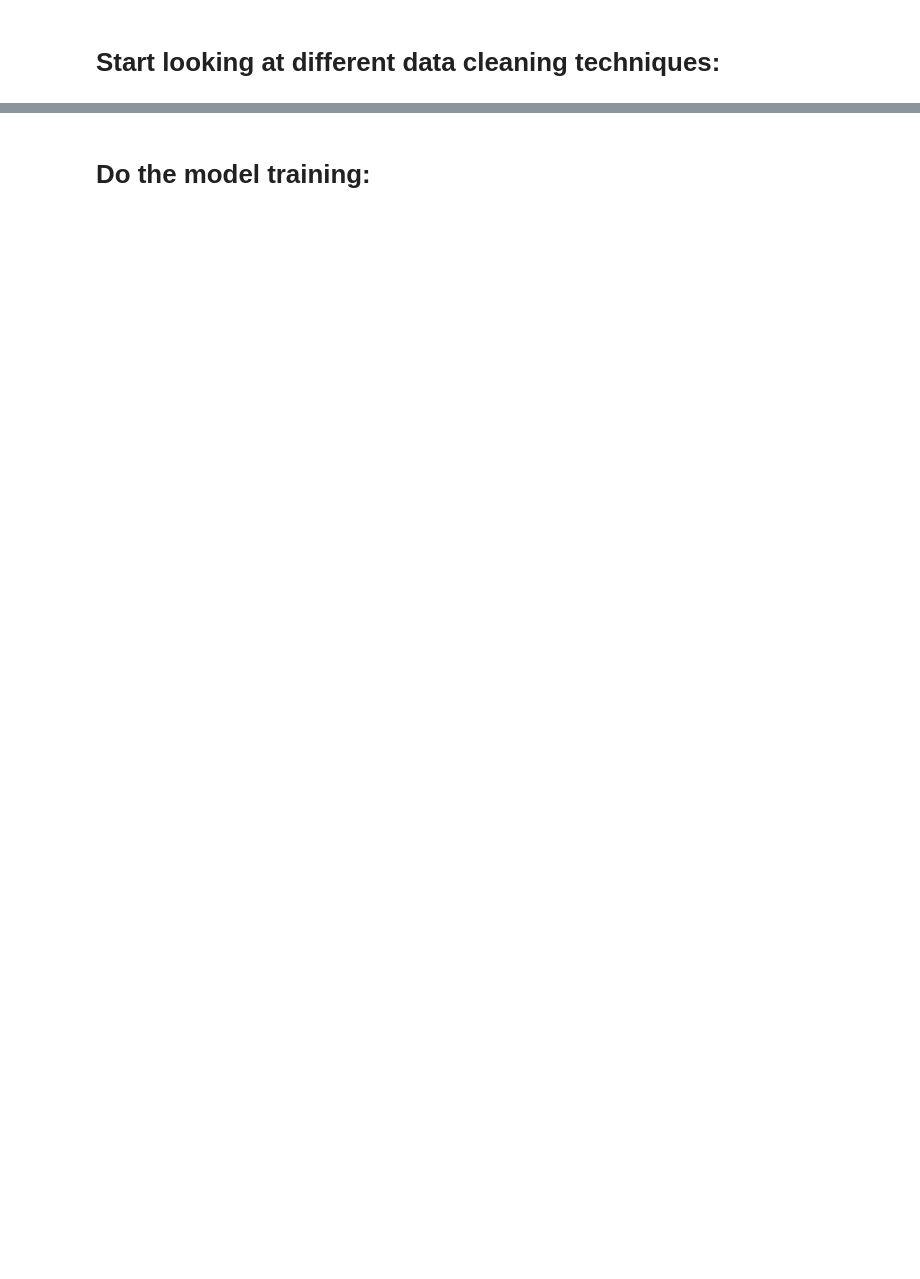
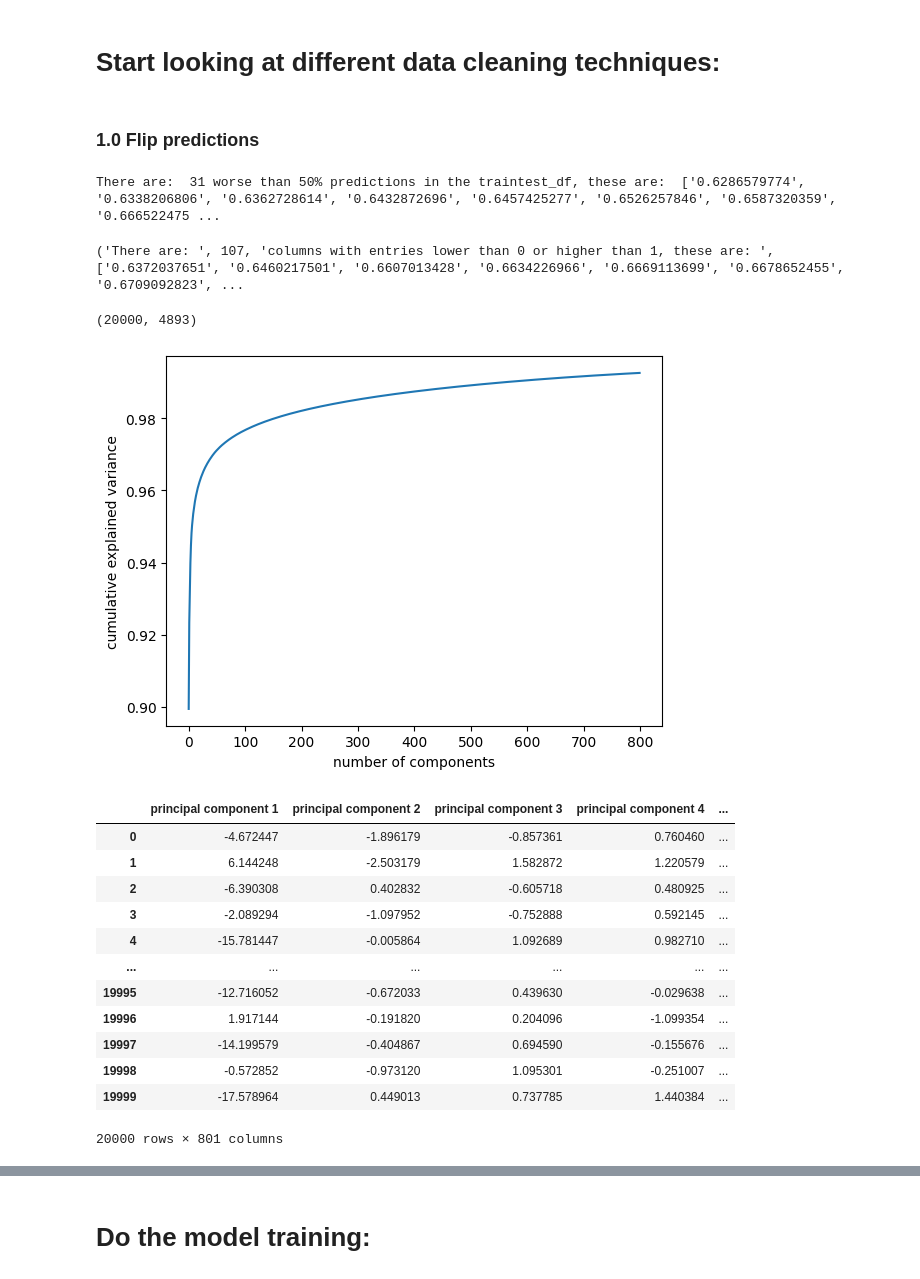
Before and after one commit to tomdgr/Kaggle, a Jupyter notebook: tps_2022_nov/eda.ipynb, the cells around one changed output, grey strips where cells are left out. Saved outputs shown, nothing was run; the diff lists cells and outputs as text; code cells hidden in the pictures; blank space fills up the shorter version.

```diff
--- a/tps_2022_nov/eda.ipynb
+++ b/tps_2022_nov/eda.ipynb
@@ -70,8 +88,65 @@ submission_df2
 # %% [markdown]
 # Start looking at different data cleaning techniques:
-# %%
-# differentiate the dataset into the one we have lables for and the one we do not have lables for
-traintest_df = submission_df2.iloc[:int(len(submission_df2)/2)]
-validation_df = submission_df2.iloc[int(len(submission_df2)/2):]
-# add targets to the train_df from train_labels:
-traintest_df = pd.concat([traintest_df, train_labels["label"]], axis=1)
+# %% [markdown]
+### 1.0 Flip predictions
+# %%
+#sort the columns in the dataframe with quicksort
+traintest_df = traintest_df.sort_index(axis=1, kind='quicksort')
+
+# flip the predictions in columns where average prediction is less than 0.5:
+list_of_filpped_columns = []
+for col in traintest_df.columns[:-1]:
+    if traintest_df[col].mean() < 0.5:
+        list_of_filpped_columns.append(col)
+        traintest_df[col] = 1 - traintest_df[col]
+
+print("There are: ", len(list_of_filpped_columns), "worse than 50% predictions in the traintest_df, these are: ", list_of_filpped_columns)
+# %% [output]
+There are:  31 worse than 50% predictions in the traintest_df, these are:  ['0.6286579774', '0.6338206806', '0.6362728614', '0.6432872696', '0.6457425277', '0.6526257846', '0.6587320359', '0.666522475 ...
+# %%
+#remove columns with entries lower than 0 or higher than 1:
+
+list_of_bad_columns = []
+for col in traintest_df.columns:
+    if traintest_df[col].min() < 0 or traintest_df[col].max() > 1:
+        list_of_bad_columns.append(col)
+        traintest_df = traintest_df.drop(col, axis=1)
+
+print(("There are: ", len(list_of_bad_columns), "columns with entries lower than 0 or higher than 1, these are: ", list_of_bad_columns))
+# %% [output]
+('There are: ', 107, 'columns with entries lower than 0 or higher than 1, these are: ', ['0.6372037651', '0.6460217501', '0.6607013428', '0.6634226966', '0.6669113699', '0.6678652455', '0.6709092823', ...
+# %%
+print(traintest_df.shape)
+# %% [output]
+(20000, 4893)
+# %%
+# Do PCA analysis to see if we can reduce the number of features:
+N = 800
+pca = PCA(n_components=N)
+principalComponents = pca.fit_transform(traintest_df)
+principalDf = pd.DataFrame(data = principalComponents, columns = ['principal component ' + str(i) for i in range(1, N+1)])
+
+#plot the explained variance ratio
+plt.plot(np.cumsum(pca.explained_variance_ratio_))
+plt.xlabel('number of components')
+plt.ylabel('cumulative explained variance');
+plt.show()
+
+#Prepare the dataset as a dataframe for the model with preds
+principalDf = pd.concat([principalDf, train_labels["label"]], axis=1)
+principalDf
+# %% [output]
+[figure, added]
+|  | principal component 1 | principal component 2 | principal component 3 | principal component 4 | ... |
+| 0 | -4.672447 | -1.896179 | -0.857361 | 0.760460 | ... |
+| 1 | 6.144248 | -2.503179 | 1.582872 | 1.220579 | ... |
+| 2 | -6.390308 | 0.402832 | -0.605718 | 0.480925 | ... |
+| 3 | -2.089294 | -1.097952 | -0.752888 | 0.592145 | ... |
+| 4 | -15.781447 | -0.005864 | 1.092689 | 0.982710 | ... |
+| ... | ... | ... | ... | ... | ... |
+| 19995 | -12.716052 | -0.672033 | 0.439630 | -0.029638 | ... |
+| 19996 | 1.917144 | -0.191820 | 0.204096 | -1.099354 | ... |
+| 19997 | -14.199579 | -0.404867 | 0.694590 | -0.155676 | ... |
+| 19998 | -0.572852 | -0.973120 | 1.095301 | -0.251007 | ... |
+| 19999 | -17.578964 | 0.449013 | 0.737785 | 1.440384 | ... |
+20000 rows × 801 columns
```
Also changed, not shown: parts of 19 cells of this notebook, 1 other file.
